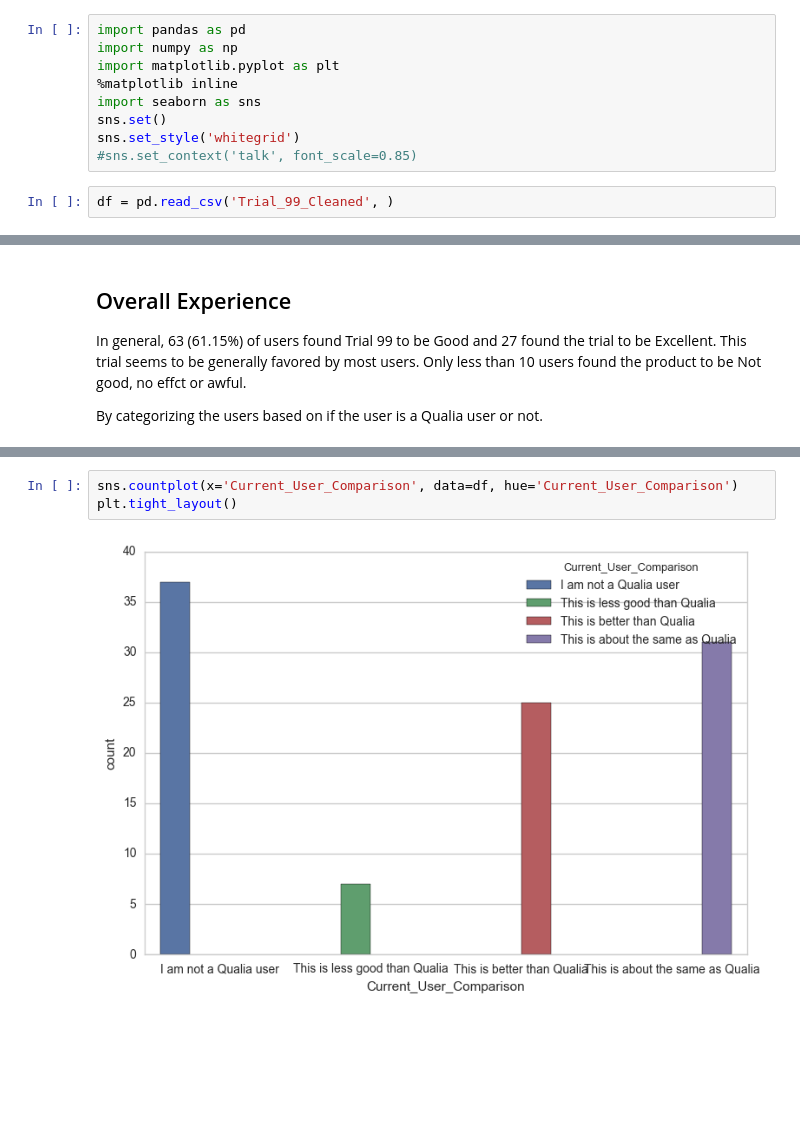
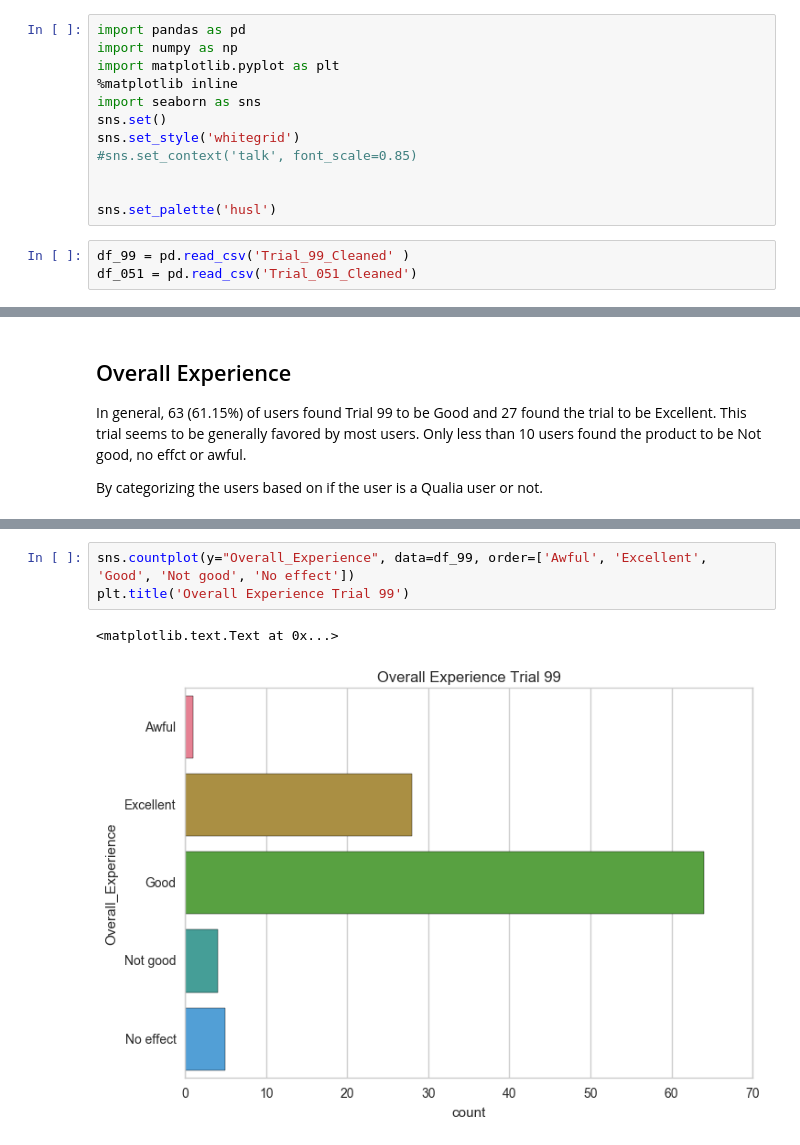
Before and after one commit to s-leung/NootropicProject, a Jupyter notebook: EDA.ipynb, the cells around one changed output, grey strips where cells are left out. Drawn from its saved outputs; the diff is of its cells as text; blank space fills up the shorter version.

```diff
--- a/EDA.ipynb
+++ b/EDA.ipynb
@@ -7,6 +7,10 @@ import seaborn as sns
 sns.set()
 sns.set_style('whitegrid')
 #sns.set_context('talk', font_scale=0.85)
+
+
+sns.set_palette('husl')
 # %%
-df = pd.read_csv('Trial_99_Cleaned', )
+df_99 = pd.read_csv('Trial_99_Cleaned' )
+df_051 = pd.read_csv('Trial_051_Cleaned')
 # %%
@@ -169,5 +58,6 @@ sns.countplot(x='Estimated_Effect_Duration', data=df, hue='Current_User_Comparis
-# %%
-sns.countplot(x='Current_User_Comparison', data=df, hue='Current_User_Comparison')
-plt.tight_layout()
-# %% [output]
-[figure, removed]
+# %%
+sns.countplot(y="Overall_Experience", data=df_99, order=['Awful', 'Excellent', 'Good', 'Not good', 'No effect'])
+plt.title('Overall Experience Trial 99')
+# %% [output]
+<matplotlib.text.Text at 0x...>
+[figure, added]
```
Also changed, not shown: parts of 63 cells of this notebook, 8 other files.
